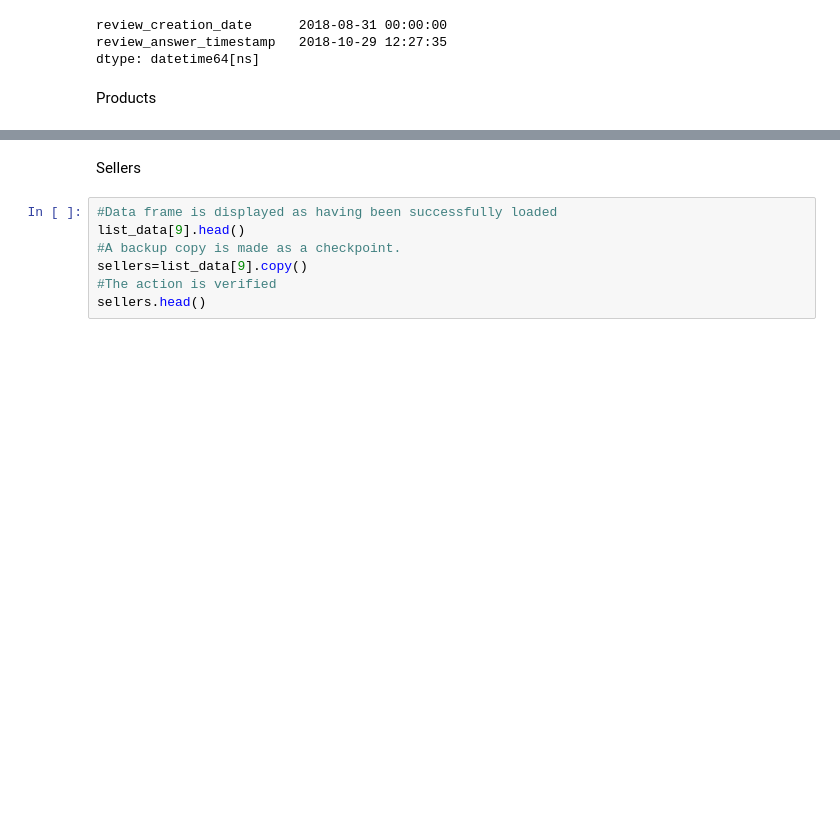
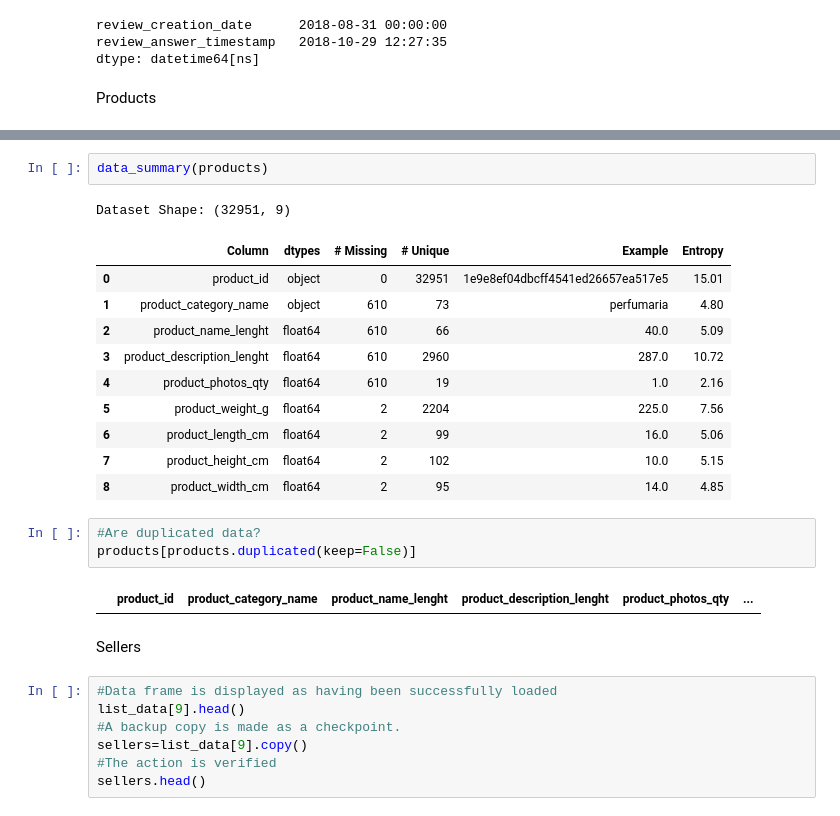
Before and after one commit to mecadme/PF_E-commerce-Olist, a Jupyter notebook: EDA.ipynb, the cells around one changed output, grey strips where cells are left out. Drawn from its saved outputs; the diff is of its cells as text; blank space fills up the shorter version.

```diff
--- a/EDA.ipynb
+++ b/EDA.ipynb
@@ -315,6 +440,25 @@ products.head()
 | 2 | 96bd76ec8810374ed1b65e291975717f | esporte_lazer | 46.0 | 250.0 | 1.0 | ... |
 | 3 | cef67bcfe19066a932b7673e239eb23d | bebes | 27.0 | 261.0 | 1.0 | ... |
 | 4 | 9dc1a7de274444849c219cff195d0b71 | utilidades_domesticas | 37.0 | 402.0 | 4.0 | ... |
+# %%
+data_summary(products)
+# %% [output]
+Dataset Shape: (32951, 9)
+|  | Column | dtypes | # Missing | # Unique | Example | Entropy |
+| 0 | product_id | object | 0 | 32951 | 1e9e8ef04dbcff4541ed26657ea517e5 | 15.01 |
+| 1 | product_category_name | object | 610 | 73 | perfumaria | 4.80 |
+| 2 | product_name_lenght | float64 | 610 | 66 | 40.0 | 5.09 |
+| 3 | product_description_lenght | float64 | 610 | 2960 | 287.0 | 10.72 |
+| 4 | product_photos_qty | float64 | 610 | 19 | 1.0 | 2.16 |
+| 5 | product_weight_g | float64 | 2 | 2204 | 225.0 | 7.56 |
+| 6 | product_length_cm | float64 | 2 | 99 | 16.0 | 5.06 |
+| 7 | product_height_cm | float64 | 2 | 102 | 10.0 | 5.15 |
+| 8 | product_width_cm | float64 | 2 | 95 | 14.0 | 4.85 |
+# %%
+#Are duplicated data?
+products[products.duplicated(keep=False)]
+# %% [output]
+|  | product_id | product_category_name | product_name_lenght | product_description_lenght | product_photos_qty | ... |
 # %% [markdown]
 Sellers
 # %%
```
Also changed, not shown: parts of 34 cells of this notebook.
